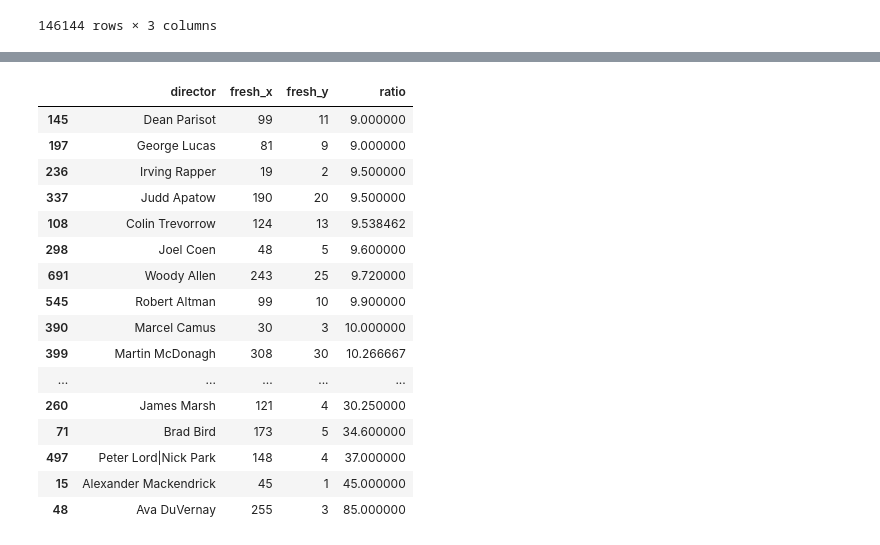
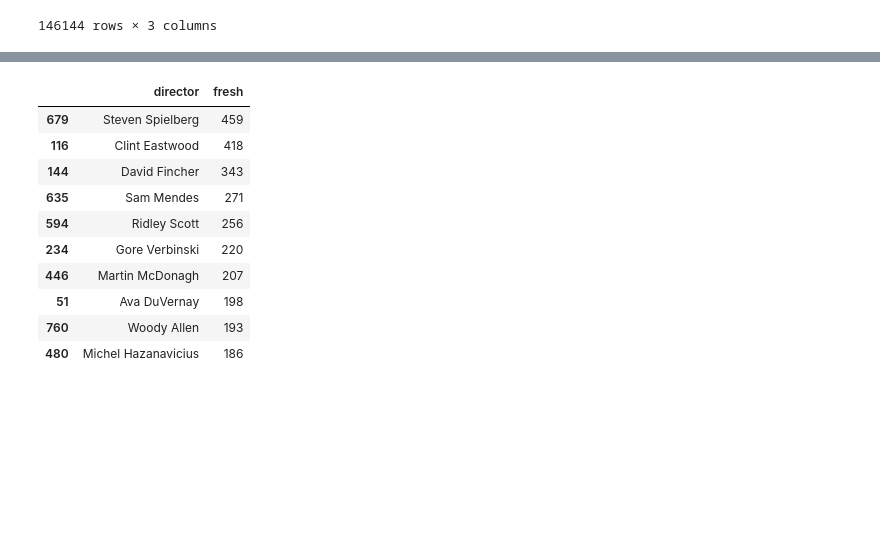
Before and after one commit to jwargodeloitte/intensive-final-project, a Jupyter notebook: SE_Data_Analysis.ipynb, the cells around one changed output, grey strips where cells are left out. Saved outputs shown, nothing was run; the diff lists cells and outputs as text; code cells hidden in the pictures; blank space fills up the shorter version.

```diff
--- a/SE_Data_Analysis.ipynb
+++ b/SE_Data_Analysis.ipynb
@@ -675,30 +590,0 @@ sorted_df3.tail(20)
-# %%
-director_vs_rotten = pd.DataFrame(review_rotten_by_director)
-director_vs_fresh = pd.DataFrame(review_fresh_by_director)
-
-join_director_vs_fresh_vs_rotten = director_vs_fresh.merge(director_vs_rotten, how = 'inner', on='director')
-
-join_director_vs_fresh_vs_rotten['ratio'] = join_director_vs_fresh_vs_rotten['fresh_x'] / join_director_vs_fresh_vs_rotten['fresh_y']
-
-sorted_df4 = join_director_vs_fresh_vs_rotten.sort_values(by='ratio')
-
-
-sorted_df4.tail(60)
-# %% [output]
-|  | director | fresh_x | fresh_y | ratio |
-| 145 | Dean Parisot | 99 | 11 | 9.000000 |
-| 197 | George Lucas | 81 | 9 | 9.000000 |
-| 236 | Irving Rapper | 19 | 2 | 9.500000 |
-| 337 | Judd Apatow | 190 | 20 | 9.500000 |
-| 108 | Colin Trevorrow | 124 | 13 | 9.538462 |
-| 298 | Joel Coen | 48 | 5 | 9.600000 |
-| 691 | Woody Allen | 243 | 25 | 9.720000 |
-| 545 | Robert Altman | 99 | 10 | 9.900000 |
-| 390 | Marcel Camus | 30 | 3 | 10.000000 |
-| 399 | Martin McDonagh | 308 | 30 | 10.266667 |
-| ... | ... | ... | ... | ... |
-| 260 | James Marsh | 121 | 4 | 30.250000 |
-| 71 | Brad Bird | 173 | 5 | 34.600000 |
-| 497 | Peter Lord|Nick Park | 148 | 4 | 37.000000 |
-| 15 | Alexander Mackendrick | 45 | 1 | 45.000000 |
-| 48 | Ava DuVernay | 255 | 3 | 85.000000 |
@@ -772,0 +591,17 @@ sorted_df4.tail(60)
+# %%
+#here we are printing the top 20 directors with the most positive reviews aka most fresh reviews
+director_vs_fresh = pd.DataFrame(review_fresh_by_director)
+sorted_df1 = director_vs_fresh.sort_values(by='fresh',ascending=False)
+sorted_df1.head(10)
+# %% [output]
+|  | director | fresh |
+| 679 | Steven Spielberg | 459 |
+| 116 | Clint Eastwood | 418 |
+| 144 | David Fincher | 343 |
+| 635 | Sam Mendes | 271 |
+| 594 | Ridley Scott | 256 |
+| 234 | Gore Verbinski | 220 |
+| 446 | Martin McDonagh | 207 |
+| 51 | Ava DuVernay | 198 |
+| 760 | Woody Allen | 193 |
+| 480 | Michel Hazanavicius | 186 |
```
Also changed, not shown: parts of 21 cells of this notebook.
